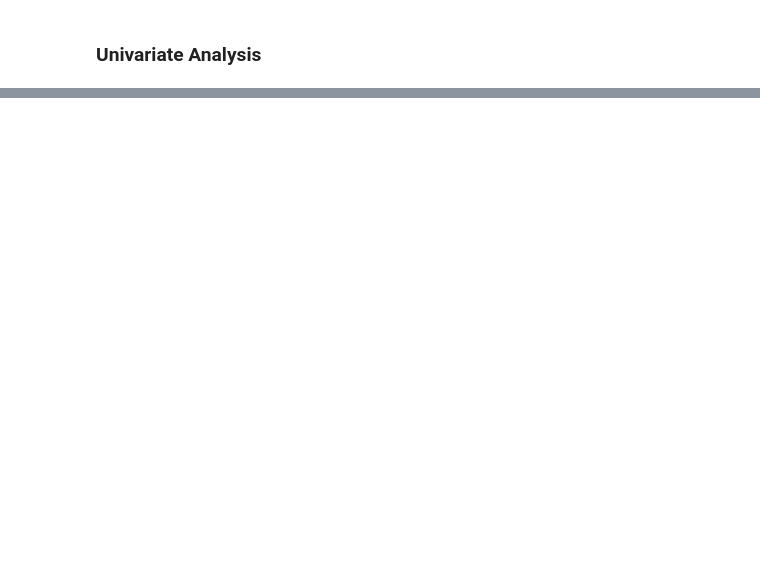
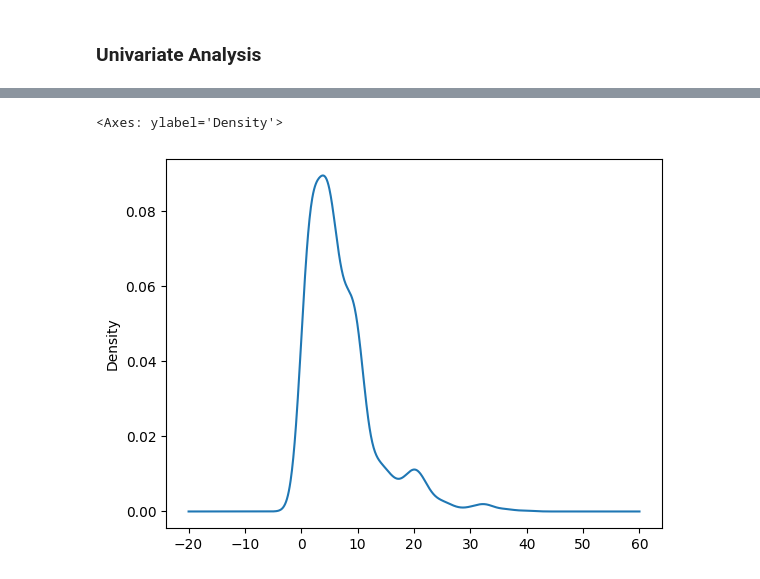
Before and after one commit to coderacheal/IBM-Attrition-Prediction, a Jupyter notebook: notebook.ipynb, the cells around one changed output, grey strips where cells are left out. Cells and saved outputs as stored; diff of their text form; code cells hidden in the pictures; blank space fills up the shorter version.

```diff
--- a/notebook.ipynb
+++ b/notebook.ipynb
@@ -59,0 +160,5 @@ plt.show()
+# %%
+df['YearsAtCompany'].plot(kind='kde')
+# %% [output]
+<Axes: ylabel='Density'>
+[figure, added]
```
Also changed, not shown: parts of 46 cells of this notebook, 1 other file.
